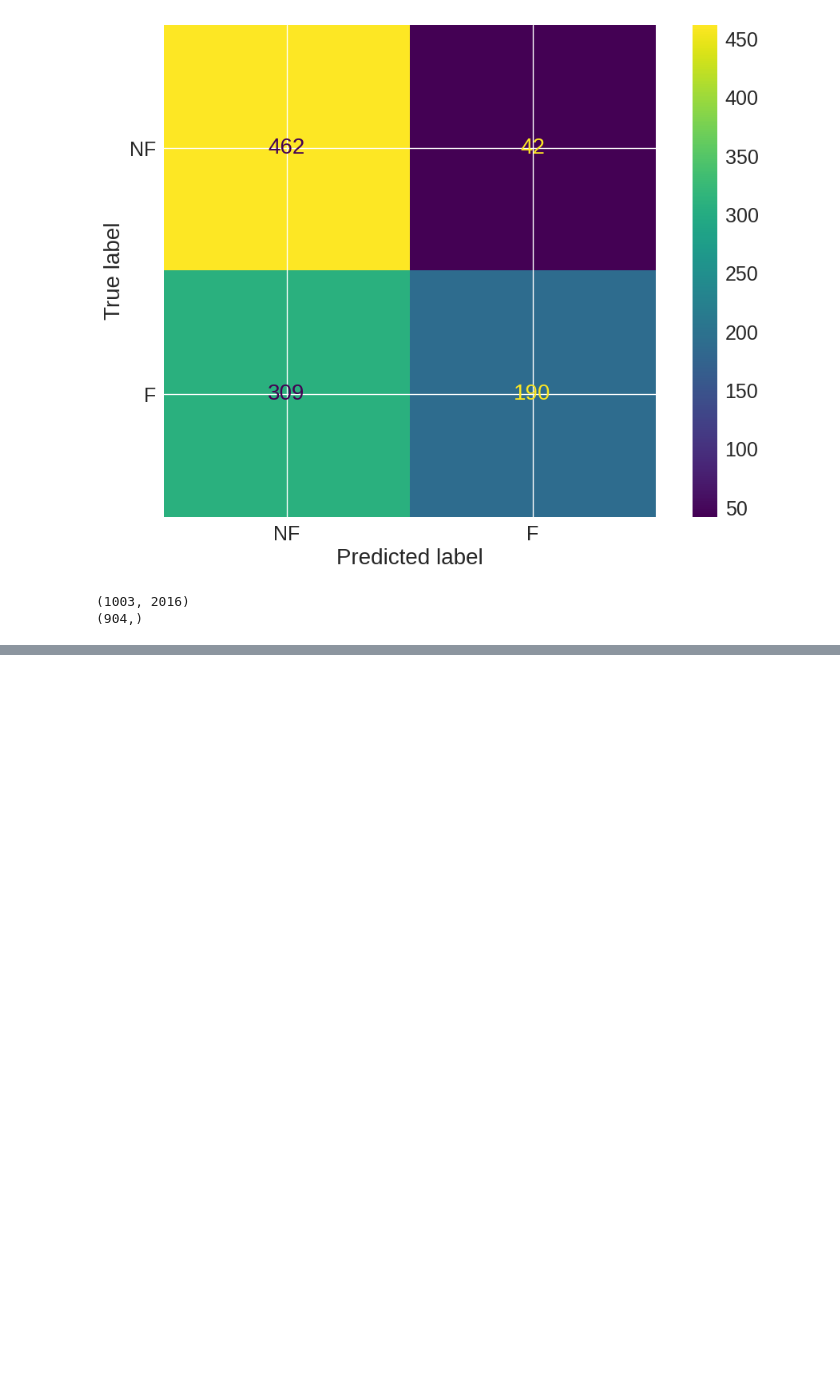
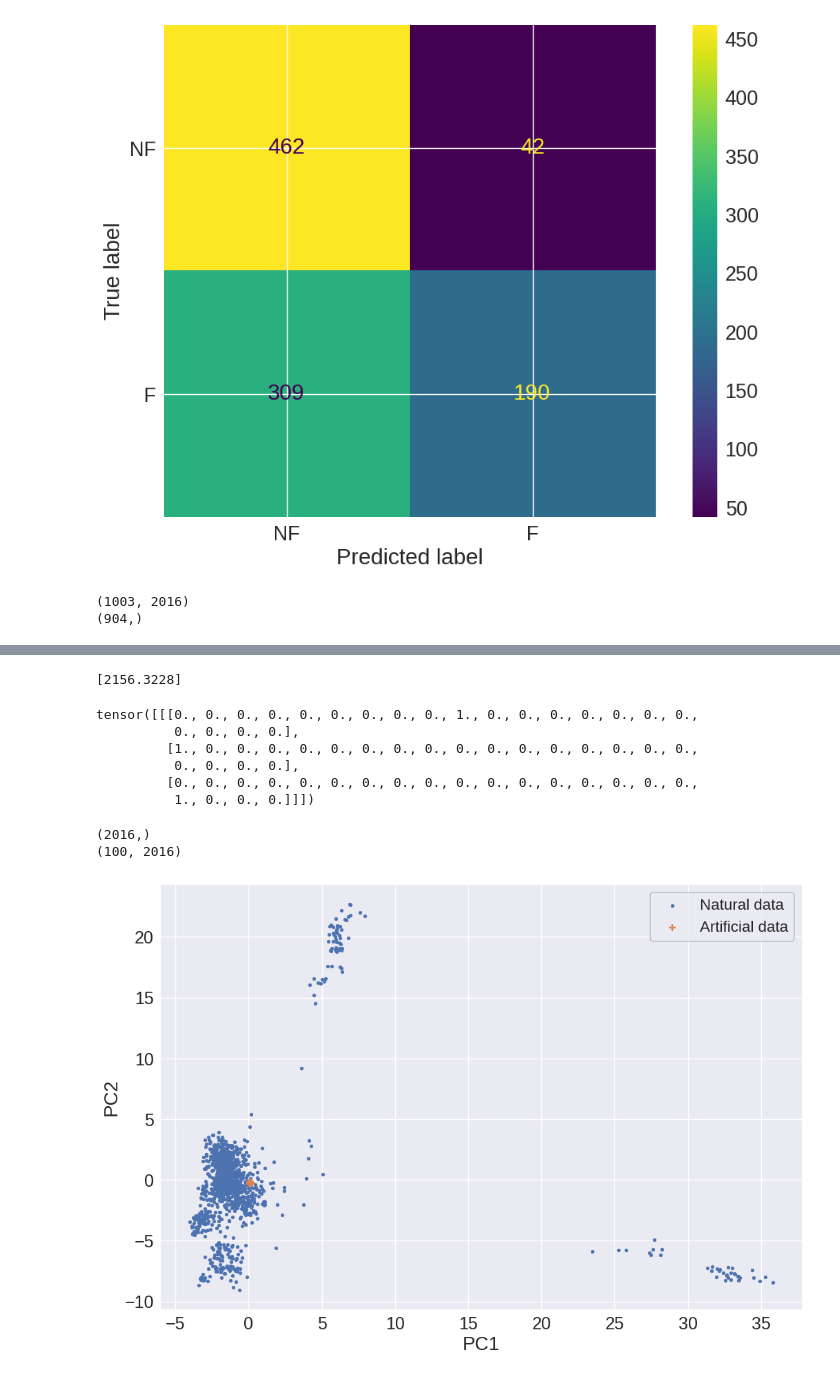
Before and after one commit to vicdlp/CS_project, a Jupyter notebook: CS_project.ipynb, the cells around one changed output, grey strips where cells are left out. Saved outputs shown, nothing was run; the diff lists cells and outputs as text; code cells hidden in the pictures; blank space fills up the shorter version.

```diff
--- a/CS_project.ipynb
+++ b/CS_project.ipynb
@@ -557,0 +702,75 @@ print(y_train.shape)
+# %%
+err = 0
+
+for i in range(len(X_art_seq)):
+  err += abs(y_art[i]-test_pred[i])
+
+print(err.detach().numpy())
+# %% [output]
+[2156.3228]
+# %%
+import random
+
+
+
+N = 100 # number of generated sequences
+
+sequence_length = 96
+generated_sequences = np.zeros((N, sequence_length, 21))
+
+
+
+for j in range(N):
+
+  seed = np.zeros((1,1,21))
+  seed[:,] = one_hot_2(random.choice(nat).seq)[:1,:]
+  seed = torch.tensor(seed, dtype=torch.float32)
+  input = seed
+
+  for i in range(sequence_length):
+
+    output = model(input)
+    input = output
+
+    generated_sequences[j,i,:] = output.detach().numpy()
+# %%
+X_art_pca = pca.transform(generated_sequences) # Projecting the Artificial data on the 2 PCs of the Natural data
+
+plt.figure()
+plt.scatter(X_nat_pca[:, 0], X_nat_pca[:, 1], c=y_nat, cmap='viridis', label = "Natural data", marker = ".")
+
+plt.scatter(X_art_pca[:, 0], X_art_pca[:, 1], c=y_art, cmap='viridis', label = "Artificial data", marker = "+")
+
+plt.legend()
+plt.xlabel('PC1')
+plt.ylabel('PC2')
+plt.title('Yellow : Functional, Purple : Non Functional')
+plt.show()
+# %% [output]
+tensor([[[0., 0., 0., 0., 0., 0., 0., 0., 0., 1., 0., 0., 0., 0., 0., 0., 0.,
+          0., 0., 0., 0.],
+         [1., 0., 0., 0., 0., 0., 0., 0., 0., 0., 0., 0., 0., 0., 0., 0., 0.,
+          0., 0., 0., 0.],
+         [0., 0., 0., 0., 0., 0., 0., 0., 0., 0., 0., 0., 0., 0., 0., 0., 0.,
+          1., 0., 0., 0.]]])
+# %%
+print(X_art[0].shape)
+X_gru = np.zeros((len(generated_sequences),2016))
+for i in range(N):
+  X_gru[i] = generated_sequences[i].flatten()
+
+print(X_gru.shape)
+
+X_gru_pca = pca.transform(X_gru)
+
+plt.figure()
+plt.scatter(X_nat_pca[:, 0], X_nat_pca[:, 1], label = "Natural data", marker = ".")
+plt.scatter(X_gru_pca[:, 0], X_gru_pca[:, 1], label = "Artificial data", marker = "+")
+plt.legend()
+plt.xlabel('PC1')
+plt.ylabel('PC2')
+plt.show()
+# %% [output]
+(2016,)
+(100, 2016)
+[figure, added]
```
Also changed, not shown: parts of 11 cells of this notebook.
